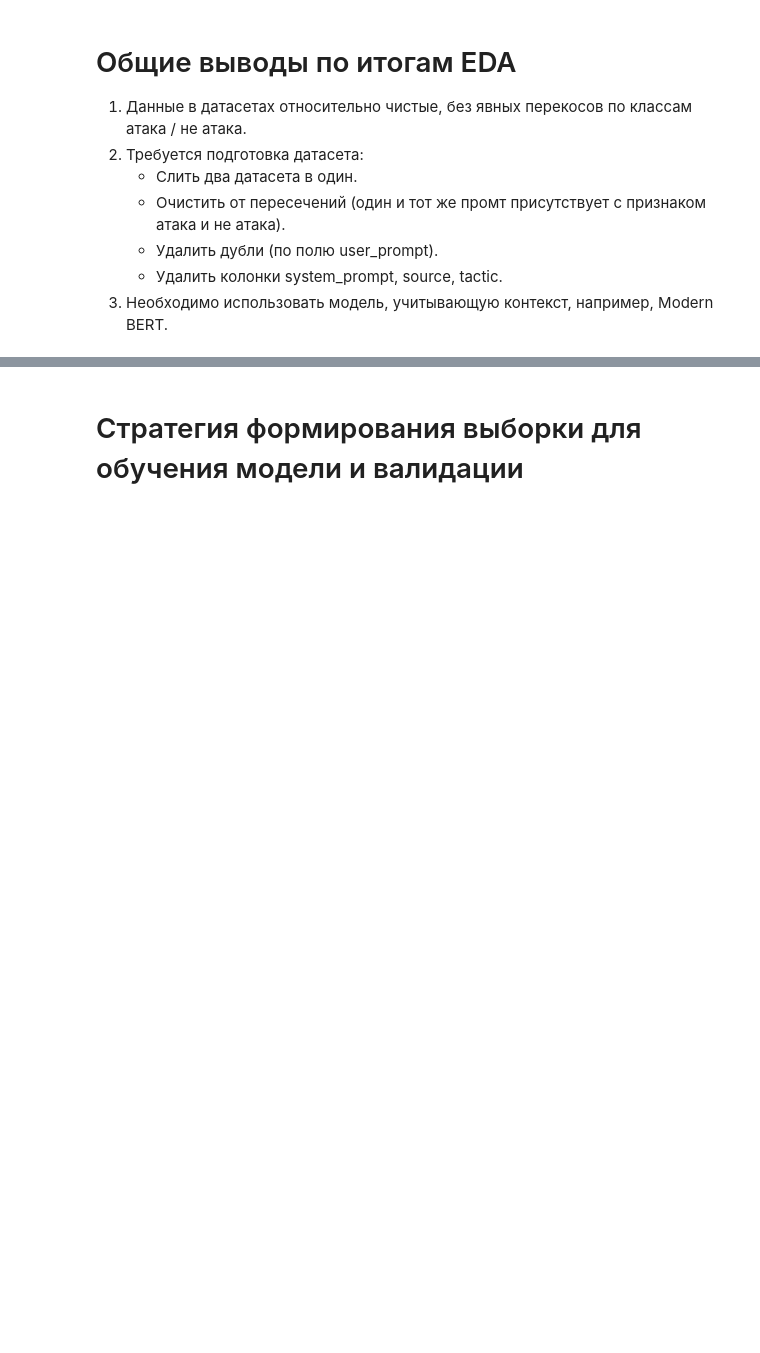
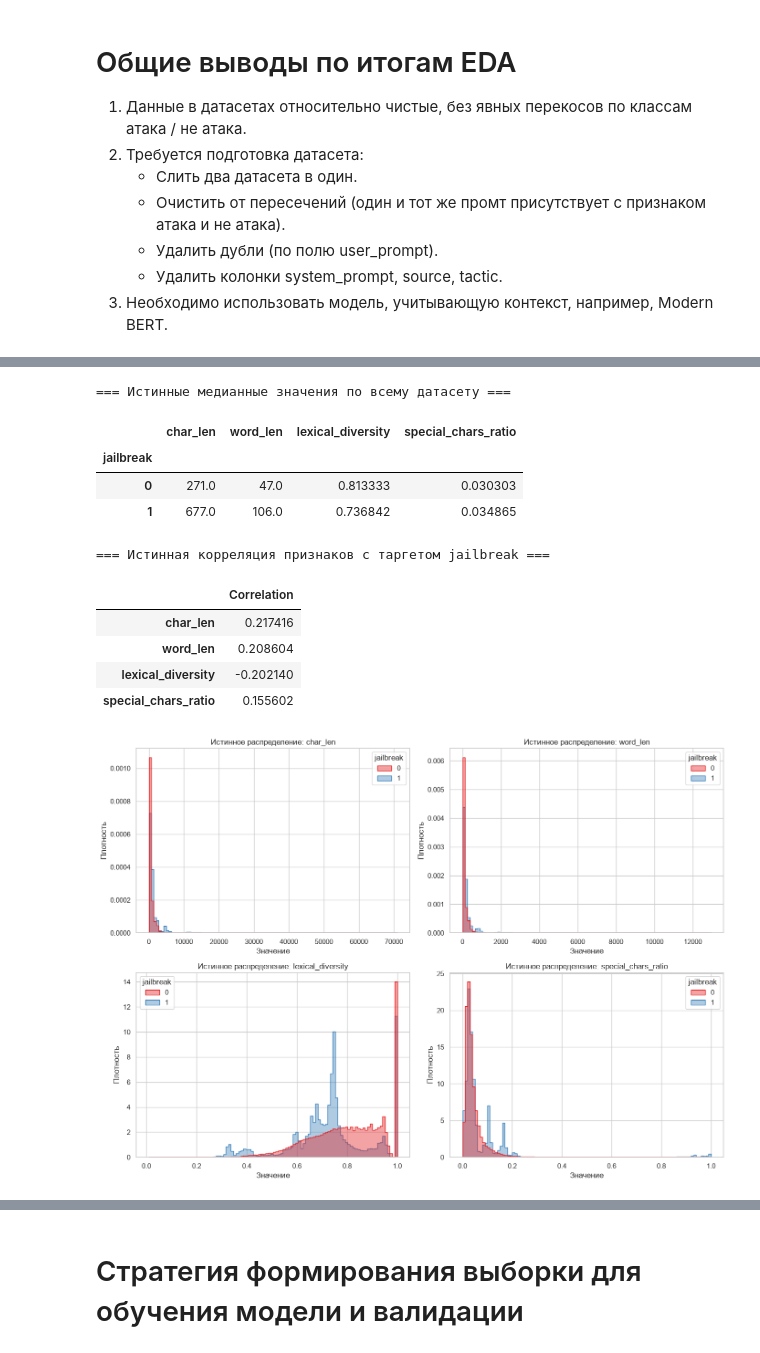
Before and after one commit to lavrentev-artem/2026-karpov-mfdp, a Jupyter notebook: _tasks/task-4/EDA-1.ipynb, the cells around one changed output, grey strips where cells are left out. Cells and saved outputs as stored; diff of their text form; code cells hidden in the pictures; blank space fills up the shorter version.

```diff
--- a/_tasks/task-4/EDA-1.ipynb
+++ b/_tasks/task-4/EDA-1.ipynb
@@ -224,0 +401,9 @@ display(get_top_ngrams(normal_text, n=2, top_k=20))
+# %%
+with open("src/features.py", "r", encoding="utf-8") as f:
+    exec(f.read())
+
+extractor = TextFeatureExtractor(text_column='user_prompt')
+df_enriched = extractor.transform(df_combined)
+
+print("Новые колонки: ", [col for col in df_enriched.columns if col not in df_combined.columns])
+display(df_enriched[['user_prompt', 'char_len', 'word_len', 'lexical_diversity', 'special_chars_ratio']].head(3))
@@ -224,0 +416,43 @@ display(get_top_ngrams(normal_text, n=2, top_k=20))
+# %%
+import matplotlib.pyplot as plt
+import seaborn as sns
+
+features_to_analyze = ['char_len', 'word_len', 'lexical_diversity', 'special_chars_ratio']
+true_medians = df_enriched.groupby('jailbreak')[features_to_analyze].median()
+
+print("=== Истинные медианные значения по всему датасету ===")
+display(true_medians)
+
+true_correlations = df_enriched[features_to_analyze].apply(lambda x: x.corr(df_enriched['jailbreak']))
+print("")
+print("=== Истинная корреляция признаков с таргетом jailbreak ===")
+display(true_correlations.to_frame(name='Correlation'))
+
+fig, axes = plt.subplots(2, 2, figsize=(14, 10))
+axes = axes.flatten()
+
+for i, feature in enumerate(features_to_analyze):
+    sns.histplot(
+        data=df_enriched, x=feature, hue='jailbreak',
+        element='step', stat='density', common_norm=False,
+        kde=False, bins=100, ax=axes[i], palette='Set1', alpha=0.4
+    )
+    axes[i].set_title(f'Истинное распределение: {feature}')
+    axes[i].set_xlabel('Значение')
+    axes[i].set_ylabel('Плотность')
+
+plt.tight_layout()
+plt.show()
+# %% [output]
+=== Истинные медианные значения по всему датасету ===
+|  | char_len | word_len | lexical_diversity | special_chars_ratio |
+| jailbreak |  |  |  |  |
+| 0 | 271.0 | 47.0 | 0.813333 | 0.030303 |
+| 1 | 677.0 | 106.0 | 0.736842 | 0.034865 |
+=== Истинная корреляция признаков с таргетом jailbreak ===
+|  | Correlation |
+| char_len | 0.217416 |
+| word_len | 0.208604 |
+| lexical_diversity | -0.202140 |
+| special_chars_ratio | 0.155602 |
+[figure, added]
```
Also changed, not shown: parts of 26 cells of this notebook, 1 other file.
